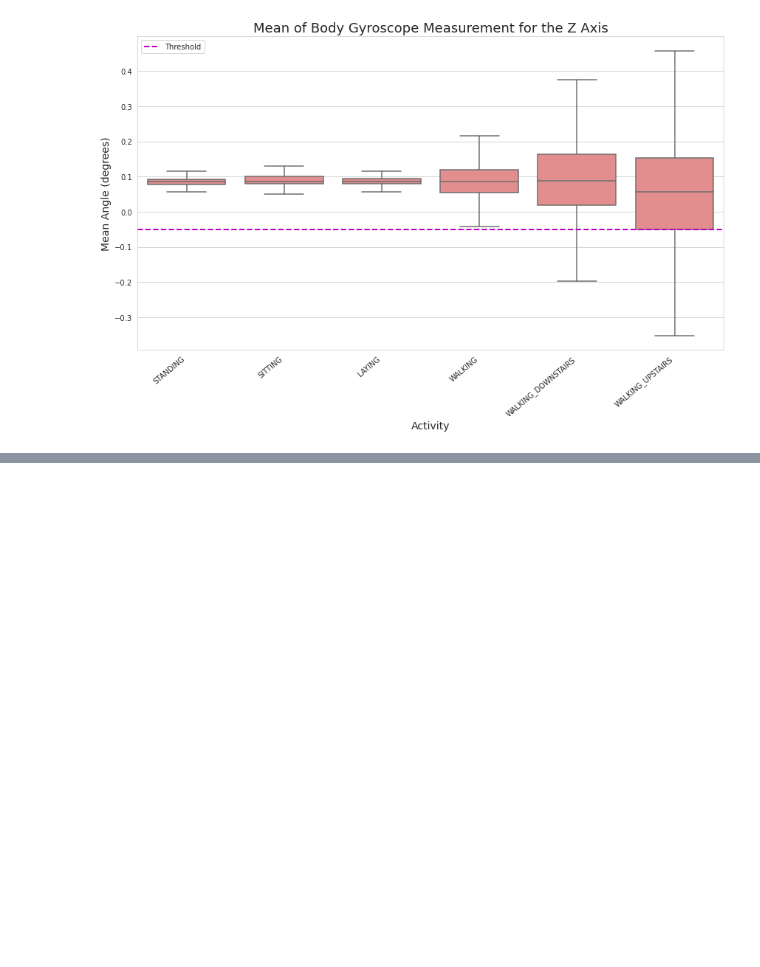
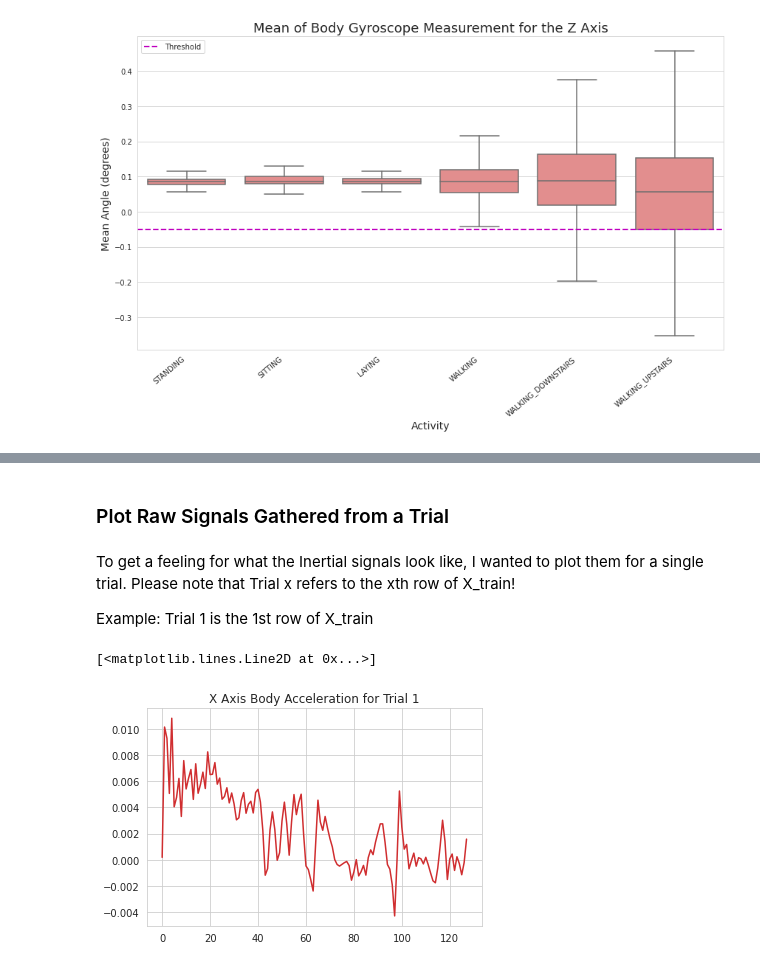
Before and after one commit to AbidAzad/Human-Activity-Recognition, a Jupyter notebook: EDA.ipynb, the cells around one changed output, grey strips where cells are left out. Drawn from its saved outputs; the diff is of its cells as text; code cells hidden in the pictures; blank space fills up the shorter version.

```diff
--- a/EDA.ipynb
+++ b/EDA.ipynb
@@ -493,0 +521,40 @@ plt.show()
+# %%
+#train_test: 0 if we want to fetch the training signal data, 1 if we want to fetch the test signal data
+def fetch_raw_signal_data(train_test, signal):
+    file_path = DATDIR + f"/{'train' if train_test == 0 else 'test'}/Inertial Signals/{signal}_{'train' if train_test == 0 else 'test'}.txt"
+    return pd.read_csv(file_path, delim_whitespace = True, header = None)
+
+#Same purpose as previous function but, in this case, we are fetching ALL the raw signal data!
+#train_test: 0 if we want to fetch the training signal data, 1 if we want to fetch the test signal data
+def fetch_all_raw_signals(train_test):
+    data_raw_signals = []
+    for signal in SIGNALS:
+        raw_signal_data = fetch_raw_signal_data(train_test, signal).to_numpy()
+        data_raw_signals.append(raw_signal_data)
+
+    data_raw_signals = np.array(data_raw_signals)
+    return np.transpose(data_raw_signals, axes = (1, 2, 0))
+
+#Fetch Labels
+#train_test: 0 if we want to fetch the training signal data, 1 if we want to fetch the test signal data
+def fetch_labels(train_test):
+    file_path = DATDIR + f"/{'train' if train_test == 0 else 'test'}/y_{'train' if train_test == 0 else 'test'}.txt"
+    return pd.get_dummies(pd.read_csv(file_path, delim_whitespace=True, header = None)[0]).to_numpy()
+# %%
+X_train, X_test, Y_train, Y_test = fetch_all_raw_signals(0), fetch_all_raw_signals(1), fetch_labels(0), fetch_labels(1)
+# %% [markdown]
+### Plot Raw Signals Gathered from a Trial
+# %% [markdown]
+To get a feeling for what the Inertial signals look like, I wanted to plot them for a single trial. Please note that Trial x refers to the xth row of X_train!
+
+Example: Trial 1 is the 1st row of X_train
+# %%
+trial_number = 1
+trial_idx = trial_number - 1
+trial_1_data = X_train[trial_idx]
+
+plt.title(f"X Axis Body Acceleration for Trial {trial_number}")
+plt.plot(trial_1_data[:, 0].flatten())
+# %% [output]
+[<matplotlib.lines.Line2D at 0x...>]
+[figure, added]
```
Also changed, not shown: parts of 39 cells of this notebook.
